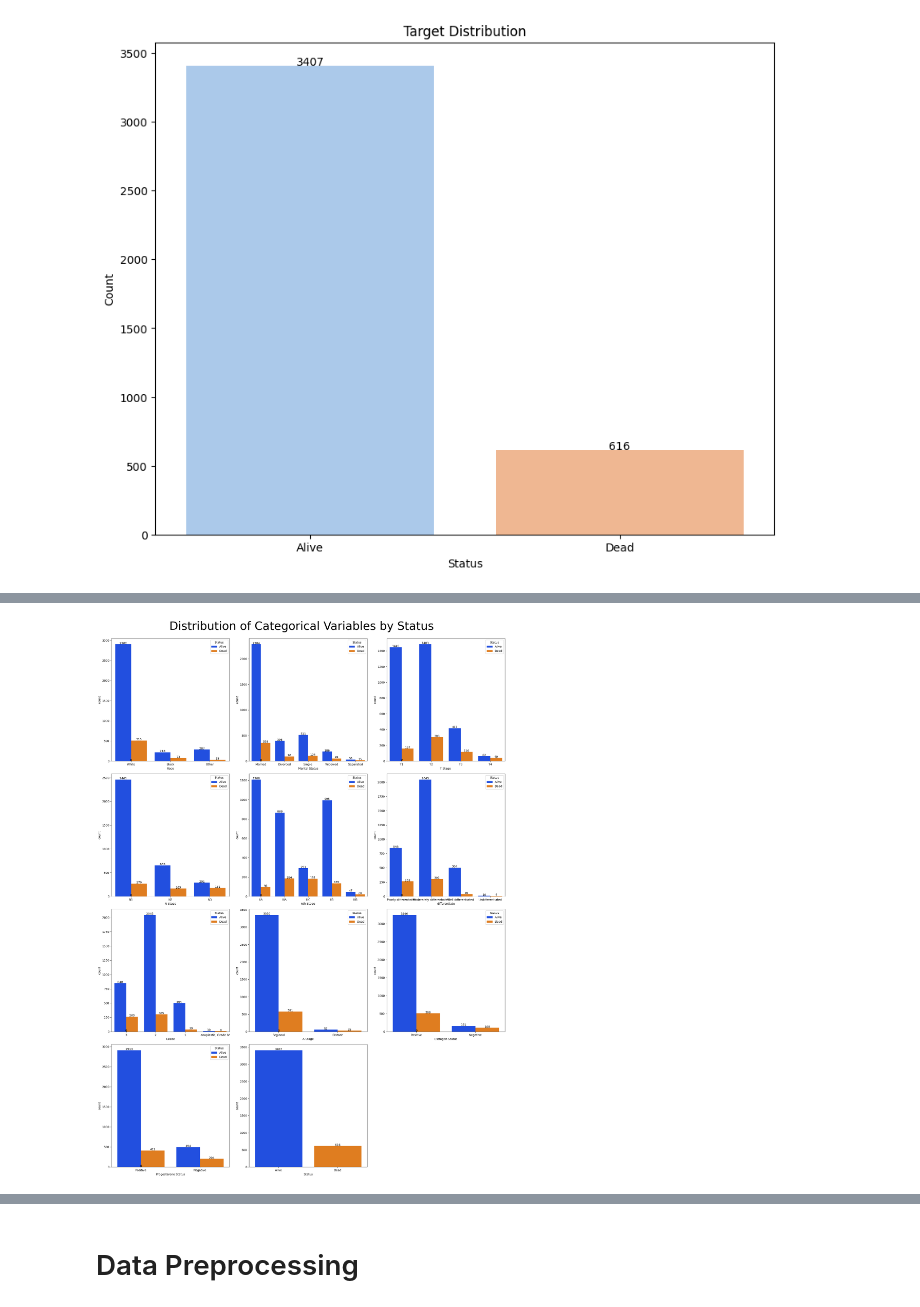
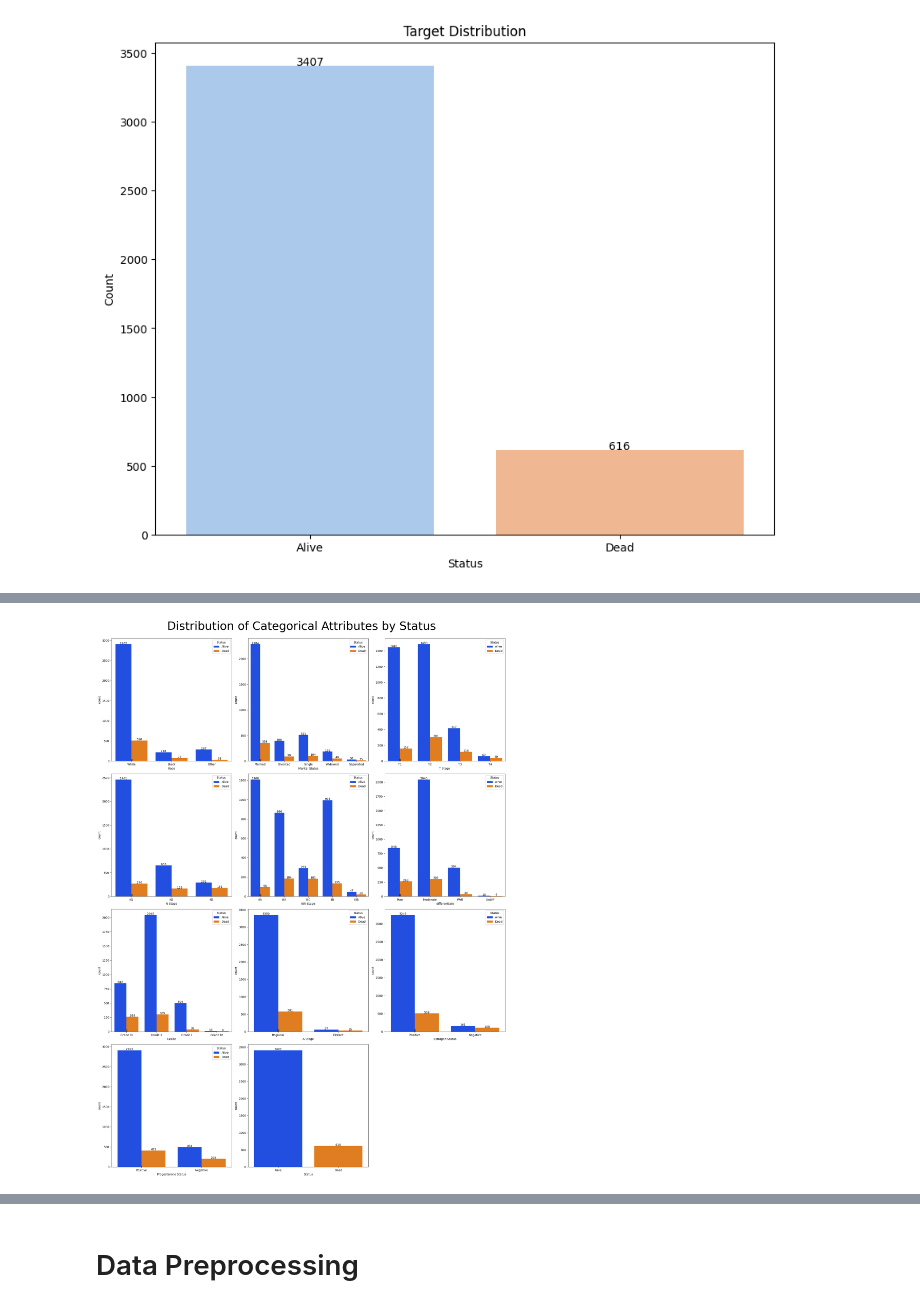
Before and after one commit to DRobbie39/MachineLearning_FinalExam, a Jupyter notebook: Naive Bayes.ipynb, the cells around one changed output, grey strips where cells are left out. Cells and saved outputs as stored; diff of their text form; code cells hidden in the pictures.

Commit message:
Edit charts

```diff
--- a/Naive Bayes.ipynb
+++ b/Naive Bayes.ipynb
@@ -158,3 +158,7 @@ plt.title('Target Distribution')
 plt.show()
 # %% [output]
 [figure]
+# %%
+# View the specific values in the categorical columns
+for col in cat_cols:
+    print(f'{col} has {data[col].unique()} values')
@@ -160,0 +178,23 @@ plt.show()
+# %%
+# Clean 'Marital Status' column by removing extra spaces
+data['Marital Status'] = data['Marital Status'].str.strip()
+
+# Rename 'Grade' column values
+data['Grade'] = data['Grade'].replace({
+    '3': 'Grade III',
+    '2': 'Grade II',
+    '1': 'Grade I',
+    ' anaplastic; Grade IV': 'Grade IV'
+})
+
+# Rename 'differentiate' column values for better visualization
+data['differentiate'] = data['differentiate'].replace({
+    'Poorly differentiated': 'Poor',
+    'Moderately differentiated': 'Moderate',
+    'Well differentiated': 'Well',
+    'Undifferentiated': 'Undiff'
+})
+# %%
+# View the specific values in the categorical columns
+for col in cat_cols:
+    print(f'{col} has {data[col].unique()} values')
@@ -161,22 +213,22 @@ plt.show()
 # %%
 plt.figure(figsize=(20, 27))
 plotnumber = 1
 
 # Loop through each column in the dataframe
 for col in cat_cols:
     if plotnumber <= len(cat_cols):
         plt.subplot(4, 3, plotnumber)
         ax = sns.countplot(x=data[col], hue=data['Status'], palette='bright')
 
         # Add labels to each bar in the plot
         for p in ax.patches:
             ax.text(p.get_x() + p.get_width() / 2., p.get_height() + 3, f'{int(p.get_height())}', ha="center")
 
     plotnumber += 1
 
-plt.suptitle('Distribution of Categorical Variables by Status', fontsize=40, y=1)
+plt.suptitle('Distribution of Categorical Attributes by Status', fontsize=40, y=1)
 plt.tight_layout()
 plt.show()
 # %% [output]
-[figure, old version]
+[figure, new version]
 # %%
```
Also changed, not shown: parts of 4 cells of this notebook.
